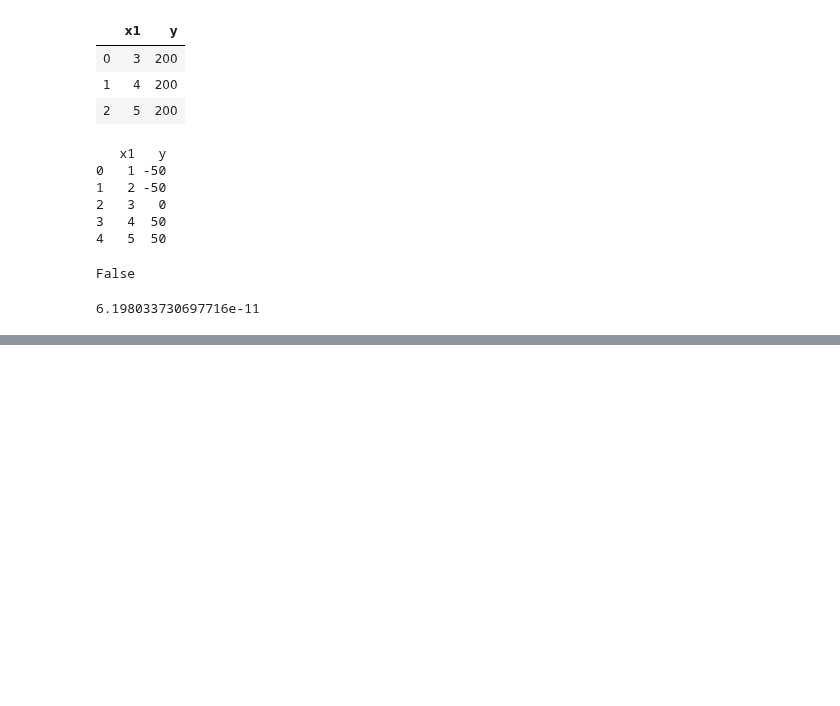
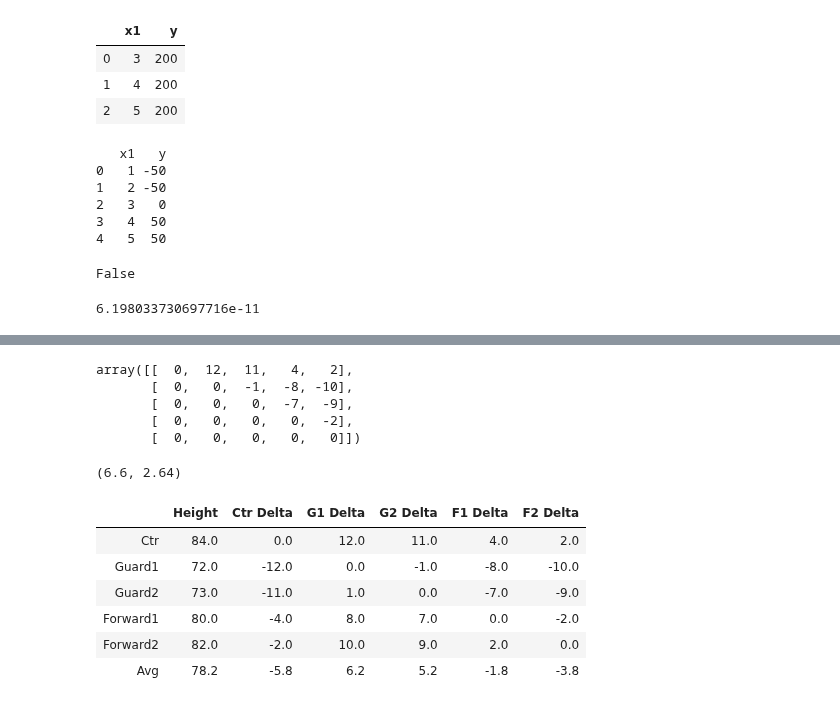
Before and after one commit to parrt/stratx, a Jupyter notebook: notebooks/play.ipynb, the cells around one changed output, grey strips where cells are left out. Drawn from its saved outputs; the diff is of its cells as text; code cells hidden in the pictures; blank space fills up the shorter version.

```diff
--- a/notebooks/play.ipynb
+++ b/notebooks/play.ipynb
@@ -449,0 +452,4 @@ mean_absolute_error(y, y_pred)
+# %%
+df = pd.DataFrame(data=[84,72,73,80,82], index=['Ctr','Guard1','Guard2','Forward1','Forward2'],
+                  columns=['Height'])
+df
@@ -449,0 +463,7 @@ mean_absolute_error(y, y_pred)
+# %%
+df['Ctr Delta'] = df['Height'] - df.loc['Ctr','Height']
+df['G1 Delta'] = df['Height'] - df.loc['Guard1','Height']
+df['G2 Delta'] = df['Height'] - df.loc['Guard2','Height']
+df['F1 Delta'] = df['Height'] - df.loc['Forward1','Height']
+df['F2 Delta'] = df['Height'] - df.loc['Forward2','Height']
+df
@@ -449,0 +477,24 @@ mean_absolute_error(y, y_pred)
+# %%
+U = np.triu(df.iloc[:,1:])
+U
+# %% [output]
+array([[  0,  12,  11,   4,   2],
+       [  0,   0,  -1,  -8, -10],
+       [  0,   0,   0,  -7,  -9],
+       [  0,   0,   0,   0,  -2],
+       [  0,   0,   0,   0,   0]])
+# %%
+np.sum(np.abs(U))/(5*4/2), np.mean(np.abs(U))
+# %% [output]
+(6.6, 2.64)
+# %%
+df.loc['Avg'] = np.mean(df,axis=0)
+df
+# %% [output]
+|  | Height | Ctr Delta | G1 Delta | G2 Delta | F1 Delta | F2 Delta |
+| Ctr | 84.0 | 0.0 | 12.0 | 11.0 | 4.0 | 2.0 |
+| Guard1 | 72.0 | -12.0 | 0.0 | -1.0 | -8.0 | -10.0 |
+| Guard2 | 73.0 | -11.0 | 1.0 | 0.0 | -7.0 | -9.0 |
+| Forward1 | 80.0 | -4.0 | 8.0 | 7.0 | 0.0 | -2.0 |
+| Forward2 | 82.0 | -2.0 | 10.0 | 9.0 | 2.0 | 0.0 |
+| Avg | 78.2 | -5.8 | 6.2 | 5.2 | -1.8 | -3.8 |
```
Also changed, not shown: parts of 13 cells of this notebook, 2 other files.
